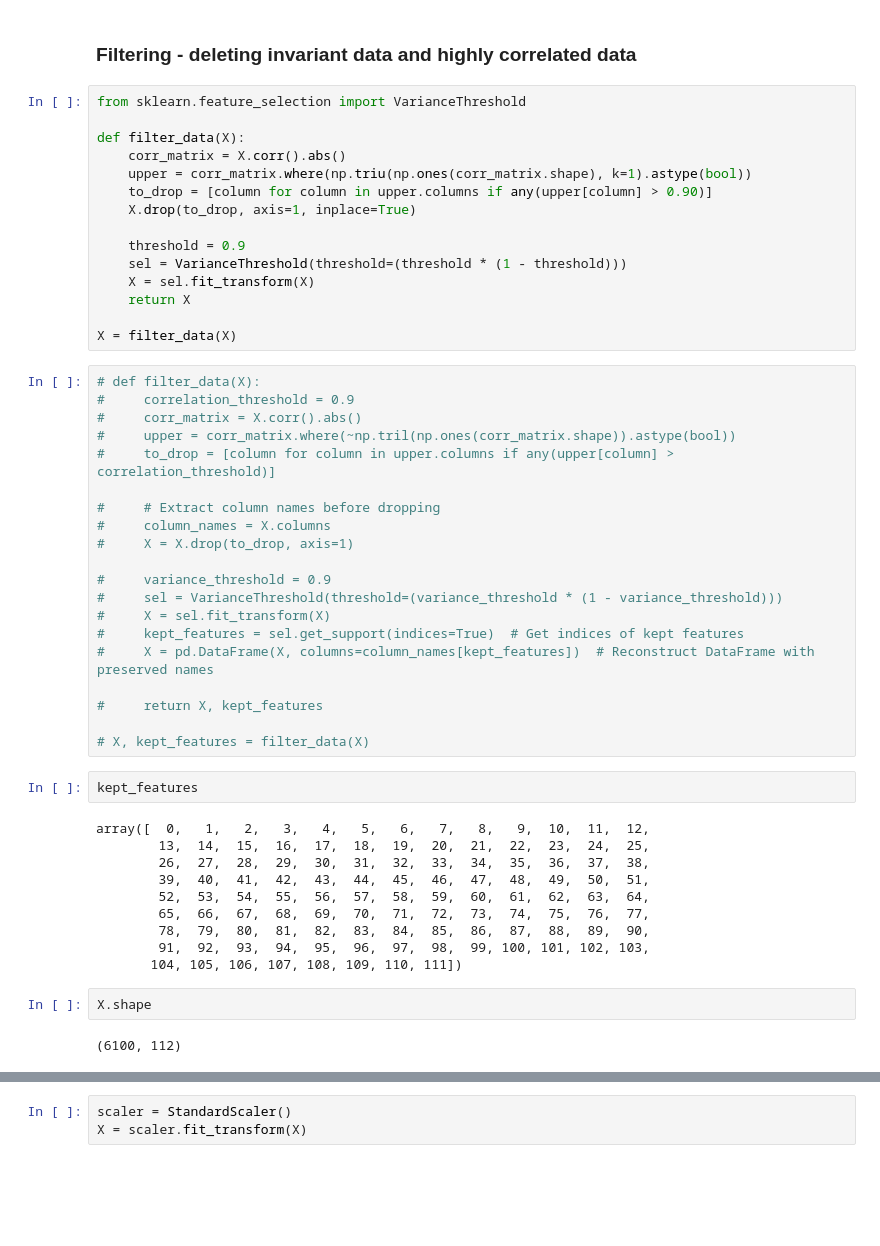
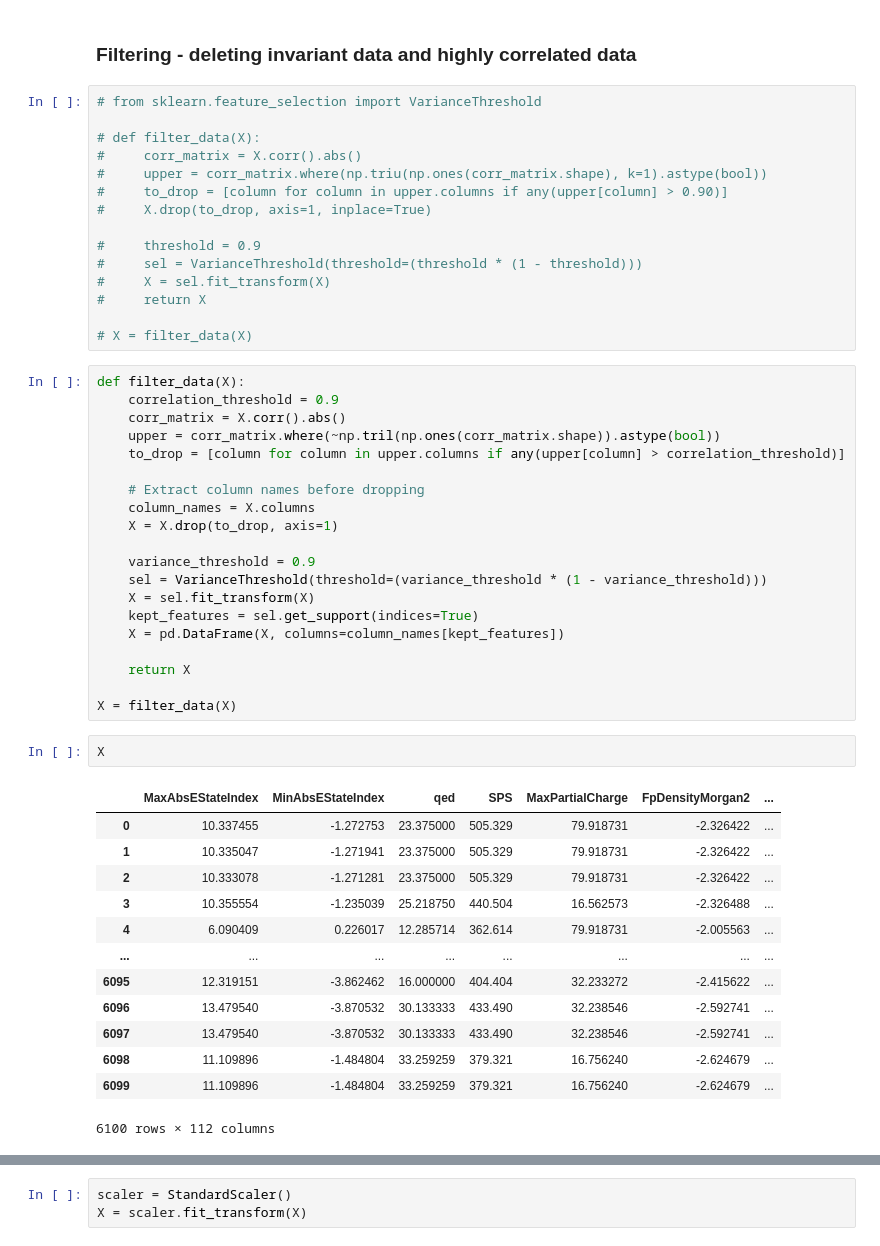
Before and after one commit to Protolaw/a2a_binary_classifier, a Jupyter notebook: classifier.ipynb, the cells around one changed output, grey strips where cells are left out. Cells and saved outputs as stored; diff of their text form; blank space fills up the shorter version.

```diff
--- a/classifier.ipynb
+++ b/classifier.ipynb
@@ -147,54 +158,54 @@ X.shape
 # %% [markdown]
 ### Filtering - deleting invariant data and highly correlated data
 # %%
-from sklearn.feature_selection import VarianceThreshold
+# from sklearn.feature_selection import VarianceThreshold
 
-def filter_data(X):
-    corr_matrix = X.corr().abs()
-    upper = corr_matrix.where(np.triu(np.ones(corr_matrix.shape), k=1).astype(bool))
-    to_drop = [column for column in upper.columns if any(upper[column] > 0.90)]
-    X.drop(to_drop, axis=1, inplace=True)
+# def filter_data(X):
+#     corr_matrix = X.corr().abs()
+#     upper = corr_matrix.where(np.triu(np.ones(corr_matrix.shape), k=1).astype(bool))
+#     to_drop = [column for column in upper.columns if any(upper[column] > 0.90)]
+#     X.drop(to_drop, axis=1, inplace=True)
 
-    threshold = 0.9
-    sel = VarianceThreshold(threshold=(threshold * (1 - threshold)))
-    X = sel.fit_transform(X)
-    return X
+#     threshold = 0.9
+#     sel = VarianceThreshold(threshold=(threshold * (1 - threshold)))
+#     X = sel.fit_transform(X)
+#     return X
 
-X = filter_data(X)
+# X = filter_data(X)
 # %%
-# def filter_data(X):
-#     correlation_threshold = 0.9
-#     corr_matrix = X.corr().abs()
-#     upper = corr_matrix.where(~np.tril(np.ones(corr_matrix.shape)).astype(bool))
-#     to_drop = [column for column in upper.columns if any(upper[column] > correlation_threshold)]
+def filter_data(X):
+    correlation_threshold = 0.9
+    corr_matrix = X.corr().abs()
+    upper = corr_matrix.where(~np.tril(np.ones(corr_matrix.shape)).astype(bool))
+    to_drop = [column for column in upper.columns if any(upper[column] > correlation_threshold)]
 
-#     # Extract column names before dropping
-#     column_names = X.columns
-#     X = X.drop(to_drop, axis=1)
+    # Extract column names before dropping
+    column_names = X.columns
+    X = X.drop(to_drop, axis=1)
 
-#     variance_threshold = 0.9
-#     sel = VarianceThreshold(threshold=(variance_threshold * (1 - variance_threshold)))
-#     X = sel.fit_transform(X)
-#     kept_features = sel.get_support(indices=True)  # Get indices of kept features
-#     X = pd.DataFrame(X, columns=column_names[kept_features])  # Reconstruct DataFrame with preserved names
+    variance_threshold = 0.9
+    sel = VarianceThreshold(threshold=(variance_threshold * (1 - variance_threshold)))
+    X = sel.fit_transform(X)
+    kept_features = sel.get_support(indices=True)
+    X = pd.DataFrame(X, columns=column_names[kept_features])
 
-#     return X, kept_features
+    return X
 
-# X, kept_features = filter_data(X)
+X = filter_data(X)
-# %%
-kept_features
-# %% [output]
-array([  0,   1,   2,   3,   4,   5,   6,   7,   8,   9,  10,  11,  12,
-        13,  14,  15,  16,  17,  18,  19,  20,  21,  22,  23,  24,  25,
-        26,  27,  28,  29,  30,  31,  32,  33,  34,  35,  36,  37,  38,
-        39,  40,  41,  42,  43,  44,  45,  46,  47,  48,  49,  50,  51,
-        52,  53,  54,  55,  56,  57,  58,  59,  60,  61,  62,  63,  64,
-        65,  66,  67,  68,  69,  70,  71,  72,  73,  74,  75,  76,  77,
-        78,  79,  80,  81,  82,  83,  84,  85,  86,  87,  88,  89,  90,
-        91,  92,  93,  94,  95,  96,  97,  98,  99, 100, 101, 102, 103,
-       104, 105, 106, 107, 108, 109, 110, 111])
 # %%
-X.shape
+X
 # %% [output]
+|  | MaxAbsEStateIndex | MinAbsEStateIndex | qed | SPS | MaxPartialCharge | FpDensityMorgan2 | ... |
+| 0 | 10.337455 | -1.272753 | 23.375000 | 505.329 | 79.918731 | -2.326422 | ... |
+| 1 | 10.335047 | -1.271941 | 23.375000 | 505.329 | 79.918731 | -2.326422 | ... |
+| 2 | 10.333078 | -1.271281 | 23.375000 | 505.329 | 79.918731 | -2.326422 | ... |
+| 3 | 10.355554 | -1.235039 | 25.218750 | 440.504 | 16.562573 | -2.326488 | ... |
+| 4 | 6.090409 | 0.226017 | 12.285714 | 362.614 | 79.918731 | -2.005563 | ... |
+| ... | ... | ... | ... | ... | ... | ... | ... |
+| 6095 | 12.319151 | -3.862462 | 16.000000 | 404.404 | 32.233272 | -2.415622 | ... |
+| 6096 | 13.479540 | -3.870532 | 30.133333 | 433.490 | 32.238546 | -2.592741 | ... |
+| 6097 | 13.479540 | -3.870532 | 30.133333 | 433.490 | 32.238546 | -2.592741 | ... |
+| 6098 | 11.109896 | -1.484804 | 33.259259 | 379.321 | 16.756240 | -2.624679 | ... |
+| 6099 | 11.109896 | -1.484804 | 33.259259 | 379.321 | 16.756240 | -2.624679 | ... |
-(6100, 112)
+6100 rows × 112 columns
 # %%
```
Also changed, not shown: parts of 39 cells of this notebook.
